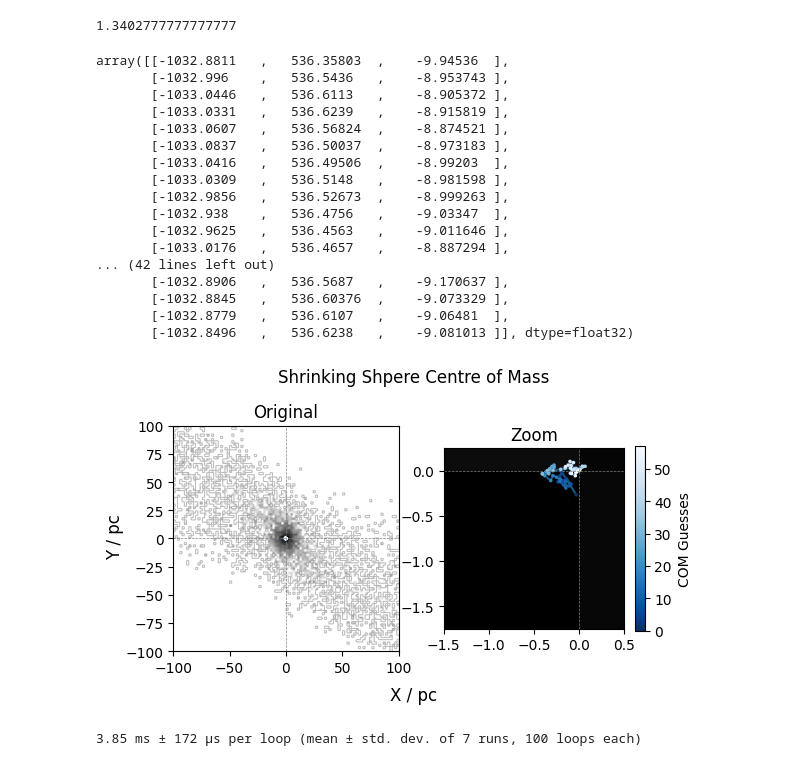
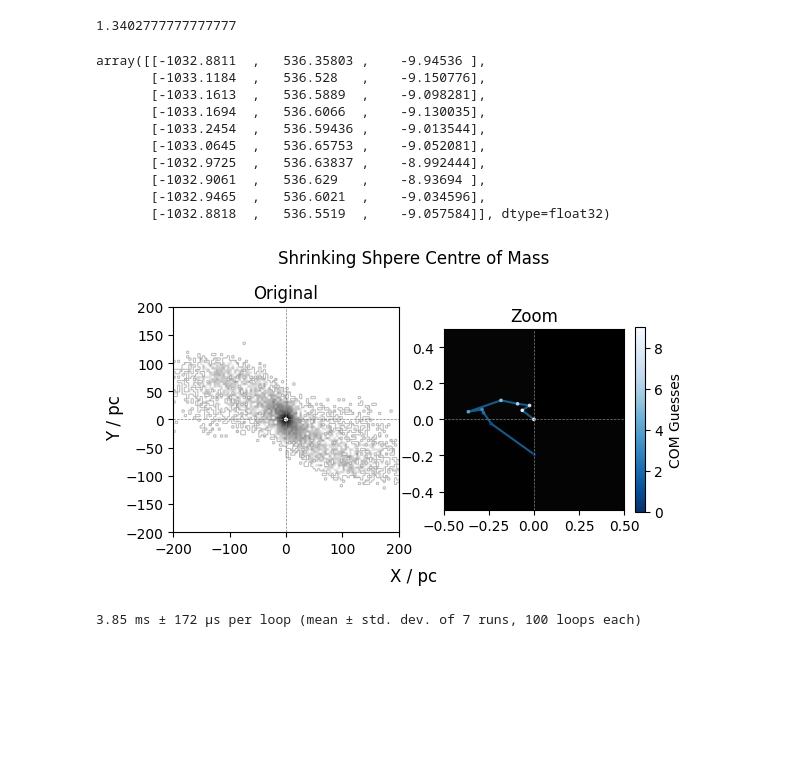
Before and after one commit to RSPicken2/stellar-streams, a Jupyter notebook: MassProfileAnalysis.ipynb, the cells around one changed output. Drawn from its saved outputs; the diff is of its cells as text; code cells hidden in the pictures; blank space fills up the shorter version.

```diff
--- a/MassProfileAnalysis.ipynb
+++ b/MassProfileAnalysis.ipynb
@@ -54,31 +104,24 @@ get_com(x, y, z, m)
 1.3402777777777777
 # %%
 history = []
-com = shrinking_sphere(x, y, z, m, history=history, r=25)
+com = shrinking_sphere(x, y, z, m, history=history, r=10, rate=0.8)
 
 history = np.asarray(history)
 history
 # %% [output]
-array([[-1032.8811   ,   536.35803  ,    -9.94536  ],
-       [-1032.996    ,   536.5436   ,    -8.953743 ],
-       [-1033.0446   ,   536.6113   ,    -8.905372 ],
-       [-1033.0331   ,   536.6239   ,    -8.915819 ],
-       [-1033.0607   ,   536.56824  ,    -8.874521 ],
-       [-1033.0837   ,   536.50037  ,    -8.973183 ],
-       [-1033.0416   ,   536.49506  ,    -8.99203  ],
-       [-1033.0309   ,   536.5148   ,    -8.981598 ],
-       [-1032.9856   ,   536.52673  ,    -8.999263 ],
-       [-1032.938    ,   536.4756   ,    -9.03347  ],
-       [-1032.9625   ,   536.4563   ,    -9.011646 ],
-       [-1033.0176   ,   536.4657   ,    -8.887294 ],
-... (42 lines left out)
-       [-1032.8906   ,   536.5687   ,    -9.170637 ],
-       [-1032.8845   ,   536.60376  ,    -9.073329 ],
-       [-1032.8779   ,   536.6107   ,    -9.06481  ],
-       [-1032.8496   ,   536.6238   ,    -9.081013 ]], dtype=float32)
+array([[-1032.8811  ,   536.35803 ,    -9.94536 ],
+       [-1033.1184  ,   536.528   ,    -9.150776],
+       [-1033.1613  ,   536.5889  ,    -9.098281],
+       [-1033.1694  ,   536.6066  ,    -9.130035],
+       [-1033.2454  ,   536.59436 ,    -9.013544],
+       [-1033.0645  ,   536.65753 ,    -9.052081],
+       [-1032.9725  ,   536.63837 ,    -8.992444],
+       [-1032.9061  ,   536.629   ,    -8.93694 ],
+       [-1032.9465  ,   536.6021  ,    -9.034596],
+       [-1032.8818  ,   536.5519  ,    -9.057584]], dtype=float32)
 # %%
-offset = 100
-zoom_offset = 1
+offset = 200
+zoom_offset = 0.5
 
 fig, ax = plt.subplots(1,2)
 
@@ -109,36 +152,36 @@ ax[1].plot(histx - com[0], histy - com[1], color='tab:blue', alpha=0.75)
 ax[0].scatter(histx - com[0], histy - com[1], label='guesses', marker='.',
                 c=range(len(history)), cmap='Blues_r', s=10, zorder=2)
 cb = ax[1].scatter(histx - com[0], histy - com[1], label='COM guesses', marker='.',
                 c=range(len(history)), cmap='Blues_r', s=10, zorder=2)
 
 plt.colorbar(cb, ax=ax[1], shrink=0.5, label='COM Guesses')
 
 
 ax[0].set_xlim(-offset, offset)
 ax[0].set_ylim(- offset, offset)
 ax[0].set_aspect('equal')
 ax[0].set_title('Original')
 
 
-ax[1].set_xlim(-zoom_offset-0.5, zoom_offset-0.5)
-ax[1].set_ylim(- zoom_offset-0.75, zoom_offset-0.75)
+ax[1].set_xlim(-zoom_offset, zoom_offset)
+ax[1].set_ylim(- zoom_offset, zoom_offset)
 ax[1].set_aspect('equal')
 ax[1].set_title('Zoom')
 
 ax[0].axhline(0, color='gray', linewidth=0.5, linestyle='--')
 ax[0].axvline(0, color='gray', linewidth=0.5, linestyle='--')
 ax[1].axhline(0, color='gray', linewidth=0.5, linestyle='--')
 ax[1].axvline(0, color='gray', linewidth=0.5, linestyle='--')
 
 fig.supxlabel('X / pc', y=0.15)
 fig.supylabel('Y / pc')
 
 fig.suptitle('Shrinking Shpere Centre of Mass', y=0.85)
 
 plt.savefig('Images/ShrinkShereCOM.png')
 plt.show()
 # %% [output]
-[figure, old version]
+[figure, new version]
 # %%
 # %% [output]
 3.85 ms ± 172 μs per loop (mean ± std. dev. of 7 runs, 100 loops each)
```
Also changed, not shown: parts of 17 cells of this notebook, 2 other files.
